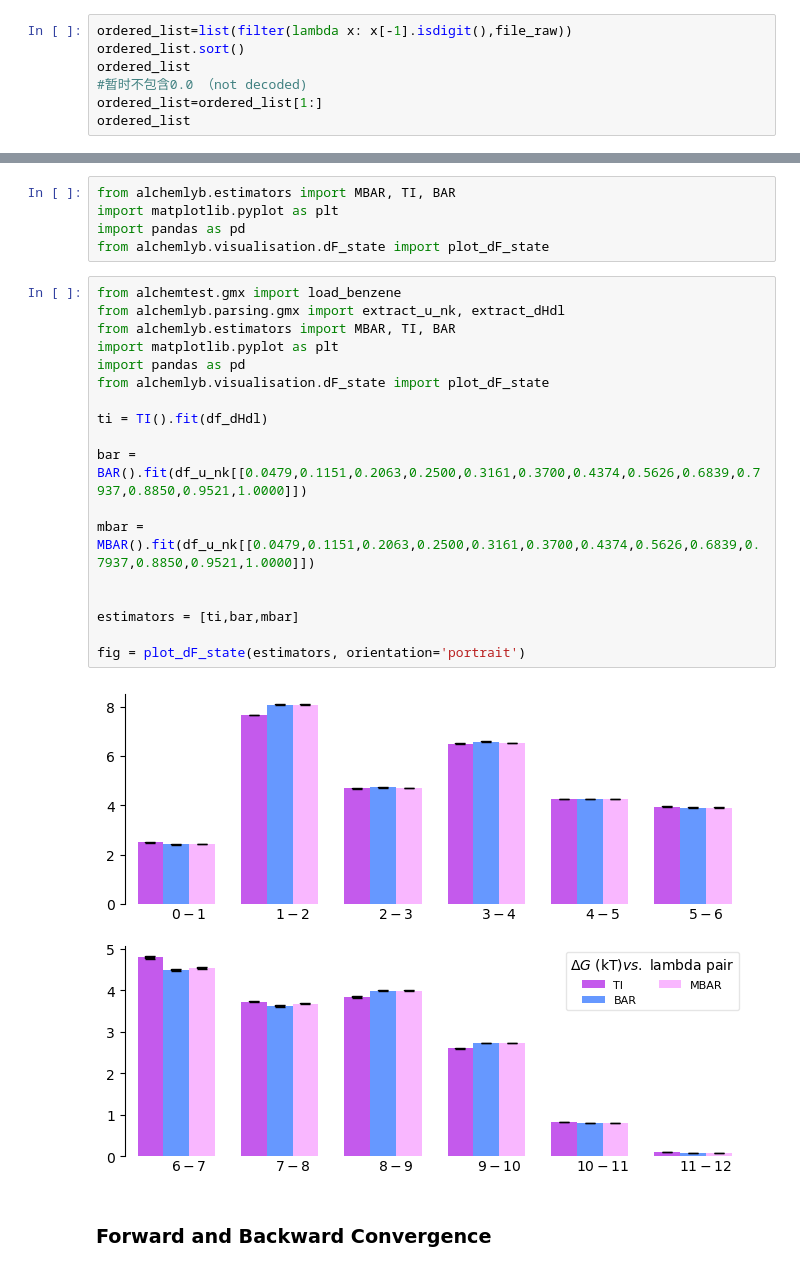
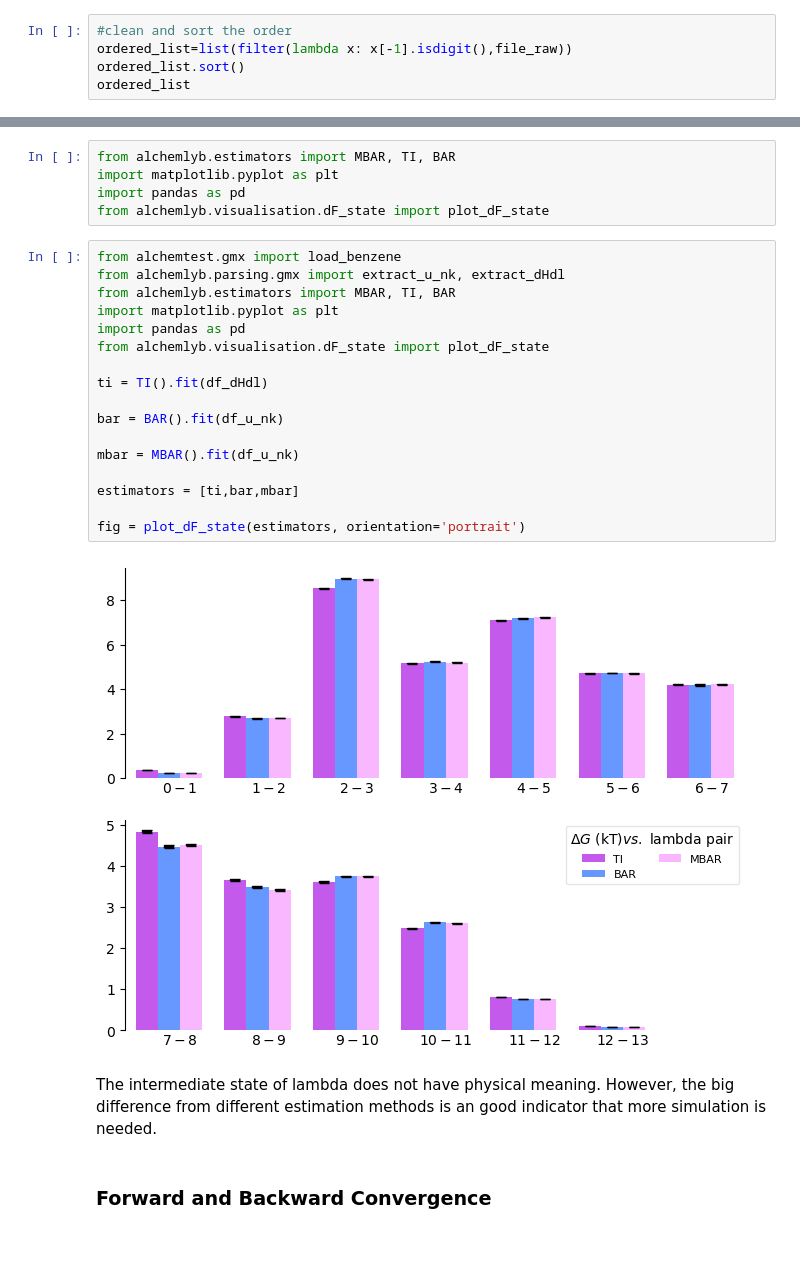
Before and after one commit to Fruitcoco/2023summer, a Jupyter notebook: alchemlyb/Extraction and Visualization.ipynb, the cells around one changed output, grey strips where cells are left out. Saved outputs shown, nothing was run; the diff lists cells and outputs as text; blank space fills up the shorter version.

```diff
--- a/alchemlyb/Extraction and Visualization.ipynb
+++ b/alchemlyb/Extraction and Visualization.ipynb
@@ -10,8 +35,6 @@ file_raw=os.listdir(path=path)
 # %%
+#clean and sort the order
 ordered_list=list(filter(lambda x: x[-1].isdigit(),file_raw))
 ordered_list.sort()
 ordered_list
-#暂时不包含0.0 （not decoded)
-ordered_list=ordered_list[1:]
-ordered_list
 # %% [output]
@@ -120,23 +135,24 @@ from alchemlyb.visualisation.dF_state import plot_dF_state
 # %%
 from alchemtest.gmx import load_benzene
 from alchemlyb.parsing.gmx import extract_u_nk, extract_dHdl
 from alchemlyb.estimators import MBAR, TI, BAR
 import matplotlib.pyplot as plt
 import pandas as pd
 from alchemlyb.visualisation.dF_state import plot_dF_state
 
 ti = TI().fit(df_dHdl)
 
-bar = BAR().fit(df_u_nk[[0.0479,0.1151,0.2063,0.2500,0.3161,0.3700,0.4374,0.5626,0.6839,0.7937,0.8850,0.9521,1.0000]])
+bar = BAR().fit(df_u_nk)
 
-mbar = MBAR().fit(df_u_nk[[0.0479,0.1151,0.2063,0.2500,0.3161,0.3700,0.4374,0.5626,0.6839,0.7937,0.8850,0.9521,1.0000]])
-
+mbar = MBAR().fit(df_u_nk)
 
 estimators = [ti,bar,mbar]
 
 fig = plot_dF_state(estimators, orientation='portrait')
 # %% [output]
-[figure, old version]
+[figure, new version]
+# %% [markdown]
+The intermediate state of lambda does not have physical meaning. However, the big difference from different estimation methods is an good indicator that more simulation is needed.
 # %% [markdown]
 ### Forward and Backward Convergence
 # %%
```
Also changed, not shown: parts of 15 cells of this notebook, 22 other files.
